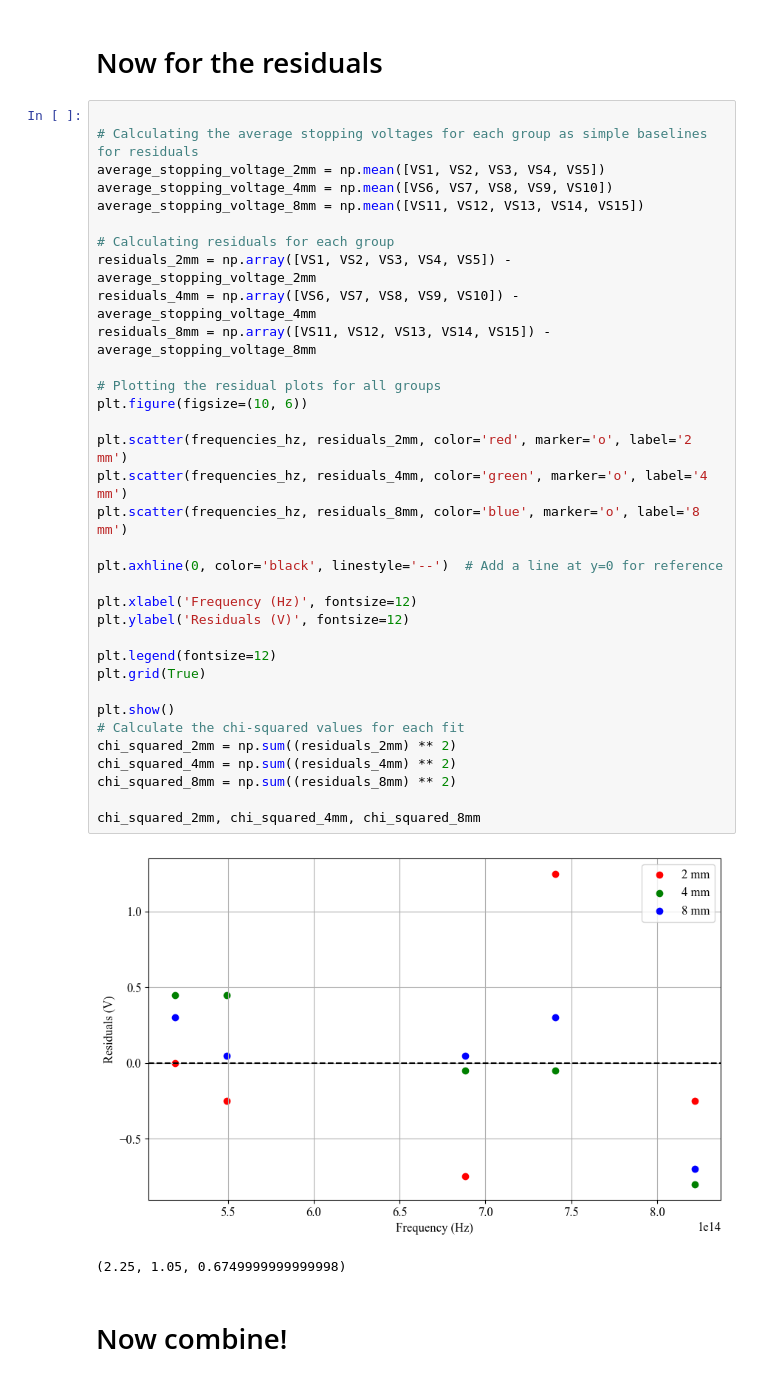
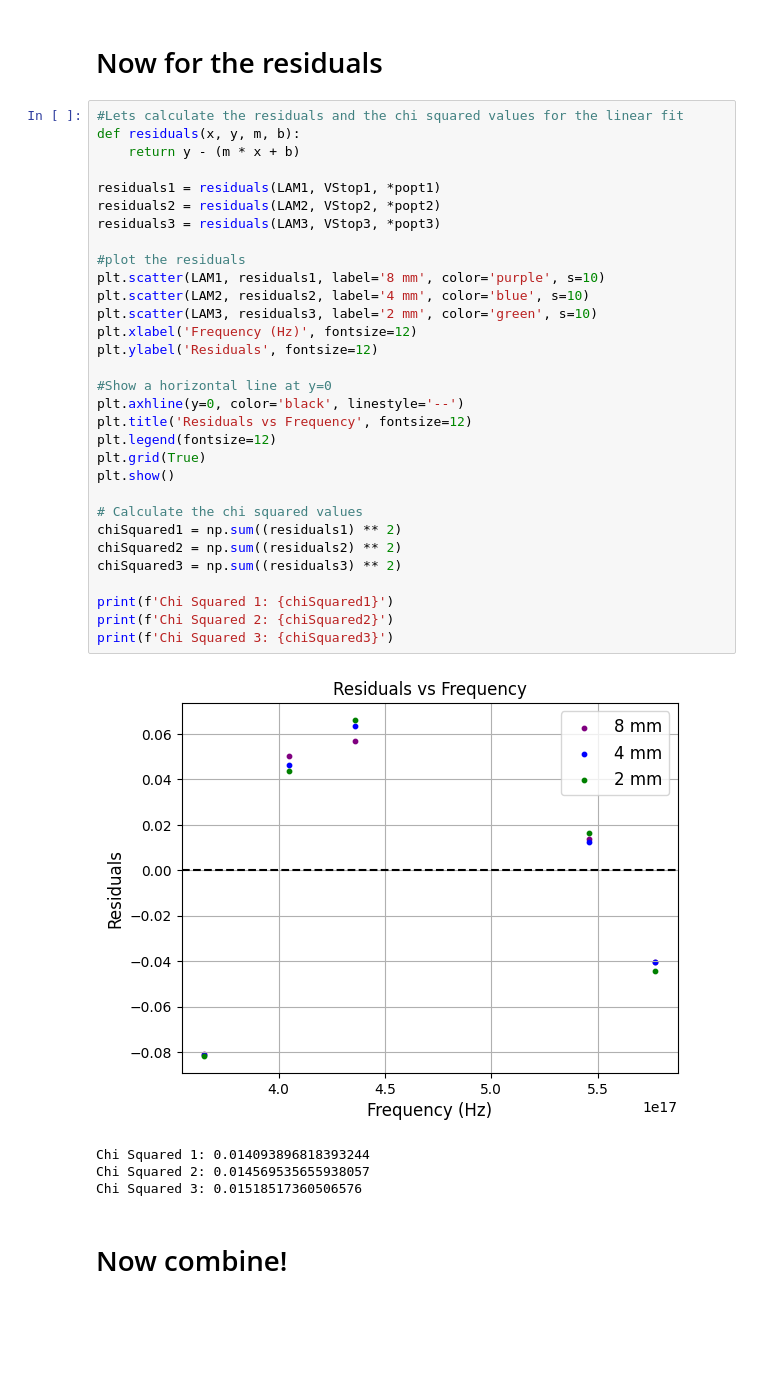
Before and after one commit to ChristianArgueta/PHSX-616, a Jupyter notebook: Photoelectric Effect.ipynb, the cells around one changed output. Drawn from its saved outputs; the diff is of its cells as text; blank space fills up the shorter version.

```diff
--- a/Photoelectric Effect.ipynb
+++ b/Photoelectric Effect.ipynb
@@ -237,41 +178,40 @@ plt.show()
 # %% [markdown]
 # Now for the residuals
-# %%
-
-# Calculating the average stopping voltages for each group as simple baselines for residuals
-average_stopping_voltage_2mm = np.mean([VS1, VS2, VS3, VS4, VS5])
-average_stopping_voltage_4mm = np.mean([VS6, VS7, VS8, VS9, VS10])
-average_stopping_voltage_8mm = np.mean([VS11, VS12, VS13, VS14, VS15])
-
-# Calculating residuals for each group
-residuals_2mm = np.array([VS1, VS2, VS3, VS4, VS5]) - average_stopping_voltage_2mm
-residuals_4mm = np.array([VS6, VS7, VS8, VS9, VS10]) - average_stopping_voltage_4mm
-residuals_8mm = np.array([VS11, VS12, VS13, VS14, VS15]) - average_stopping_voltage_8mm
-
-# Plotting the residual plots for all groups
-plt.figure(figsize=(10, 6))
-
-plt.scatter(frequencies_hz, residuals_2mm, color='red', marker='o', label='2 mm')
-plt.scatter(frequencies_hz, residuals_4mm, color='green', marker='o', label='4 mm')
-plt.scatter(frequencies_hz, residuals_8mm, color='blue', marker='o', label='8 mm')
-
-plt.axhline(0, color='black', linestyle='--')  # Add a line at y=0 for reference
-
-plt.xlabel('Frequency (Hz)', fontsize=12)
-plt.ylabel('Residuals (V)', fontsize=12)
-
-plt.legend(fontsize=12)
-plt.grid(True)
-
-plt.show()
-# Calculate the chi-squared values for each fit
-chi_squared_2mm = np.sum((residuals_2mm) ** 2)
-chi_squared_4mm = np.sum((residuals_4mm) ** 2)
-chi_squared_8mm = np.sum((residuals_8mm) ** 2)
-
-chi_squared_2mm, chi_squared_4mm, chi_squared_8mm
-# %% [output]
-[figure, removed]
-(2.25, 1.05, 0.6749999999999998)
+# %%
+#Lets calculate the residuals and the chi squared values for the linear fit
+def residuals(x, y, m, b):
+    return y - (m * x + b)
+
+residuals1 = residuals(LAM1, VStop1, *popt1)
+residuals2 = residuals(LAM2, VStop2, *popt2)
+residuals3 = residuals(LAM3, VStop3, *popt3)
+
+#plot the residuals
+plt.scatter(LAM1, residuals1, label='8 mm', color='purple', s=10)
+plt.scatter(LAM2, residuals2, label='4 mm', color='blue', s=10)
+plt.scatter(LAM3, residuals3, label='2 mm', color='green', s=10)
+plt.xlabel('Frequency (Hz)', fontsize=12)
+plt.ylabel('Residuals', fontsize=12)
+
+#Show a horizontal line at y=0
+plt.axhline(y=0, color='black', linestyle='--')
+plt.title('Residuals vs Frequency', fontsize=12)
+plt.legend(fontsize=12)
+plt.grid(True)
+plt.show()
+
+# Calculate the chi squared values
+chiSquared1 = np.sum((residuals1) ** 2)
+chiSquared2 = np.sum((residuals2) ** 2)
+chiSquared3 = np.sum((residuals3) ** 2)
+
+print(f'Chi Squared 1: {chiSquared1}')
+print(f'Chi Squared 2: {chiSquared2}')
+print(f'Chi Squared 3: {chiSquared3}')
+# %% [output]
+[figure, added]
+Chi Squared 1: 0.014093896818393244
+Chi Squared 2: 0.014569535655938057
+Chi Squared 3: 0.01518517360506576
 # %% [markdown]
 # Now combine!
```
Also changed, not shown: parts of 30 cells of this notebook.
